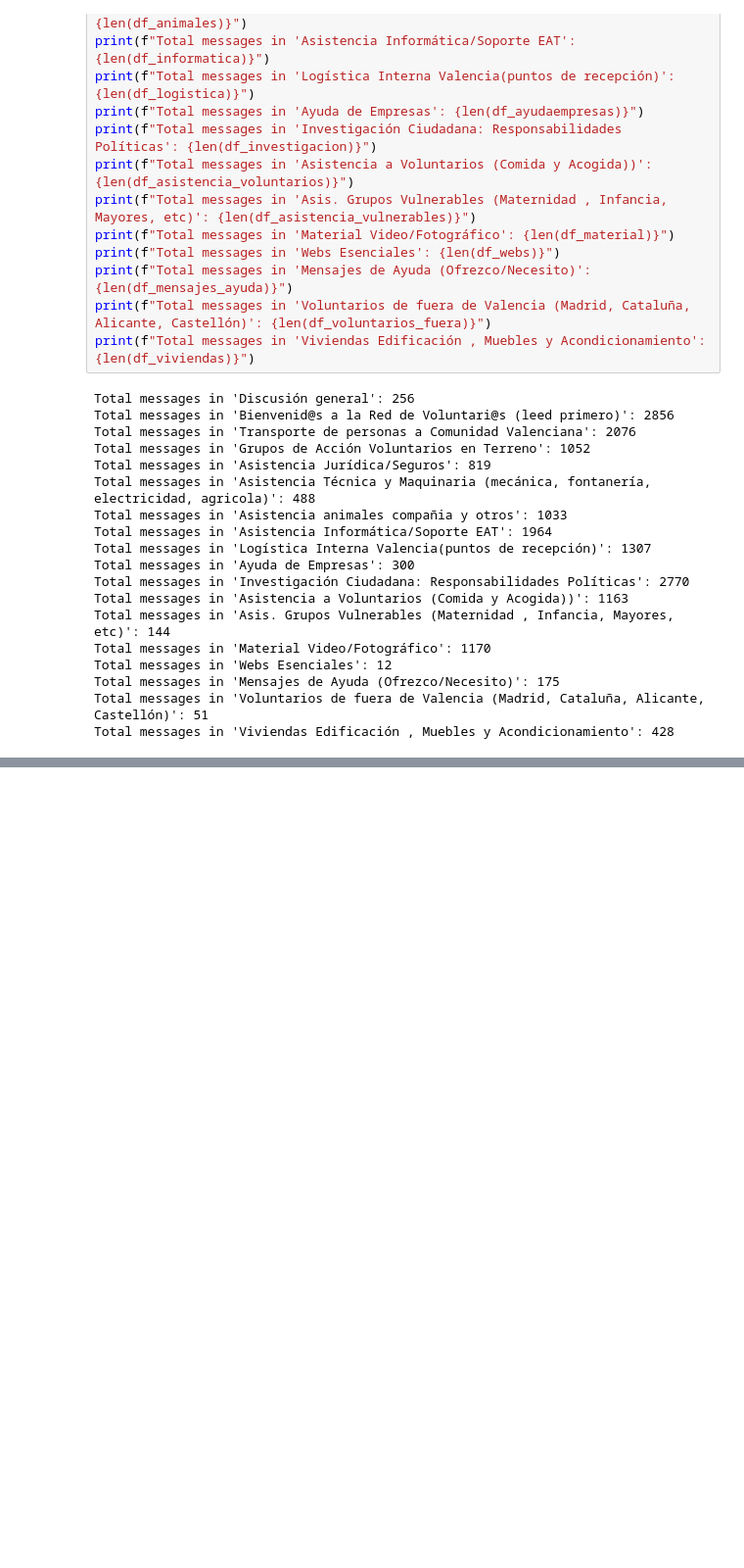
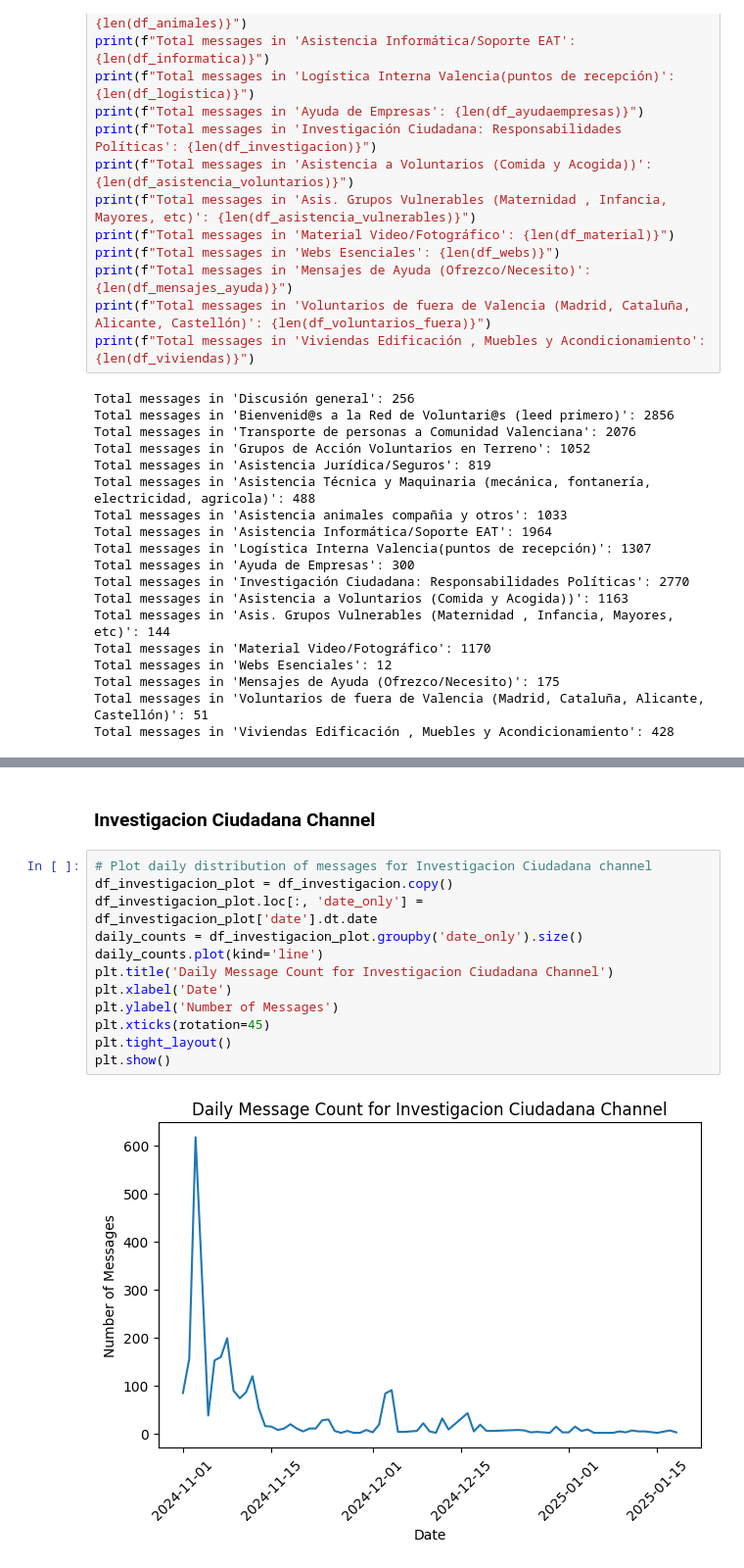
Before and after one commit to pablob2002/TFM, a Jupyter notebook: Temporal Distribution of messages/260214_temporal_dist_channel.ipynb, the cells around one changed output, grey strips where cells are left out. Shown at 98% size. Saved outputs shown, nothing was run; the diff lists cells and outputs as text; blank space fills up the shorter version.

```diff
--- a/Temporal Distribution of messages/260214_temporal_dist_channel.ipynb
+++ b/Temporal Distribution of messages/260214_temporal_dist_channel.ipynb
@@ -127,0 +1188,16 @@ Total messages in 'Viviendas Edificación , Muebles y Acondicionamiento': 428
+# %% [markdown]
+### Investigacion Ciudadana Channel
+# %%
+# Plot daily distribution of messages for Investigacion Ciudadana channel
+df_investigacion_plot = df_investigacion.copy()
+df_investigacion_plot.loc[:, 'date_only'] = df_investigacion_plot['date'].dt.date
+daily_counts = df_investigacion_plot.groupby('date_only').size()
+daily_counts.plot(kind='line')
+plt.title('Daily Message Count for Investigacion Ciudadana Channel')
+plt.xlabel('Date')
+plt.ylabel('Number of Messages')
+plt.xticks(rotation=45)
+plt.tight_layout()
+plt.show()
+# %% [output]
+[figure, added]
```
Also changed, not shown: parts of 27 cells of this notebook.
